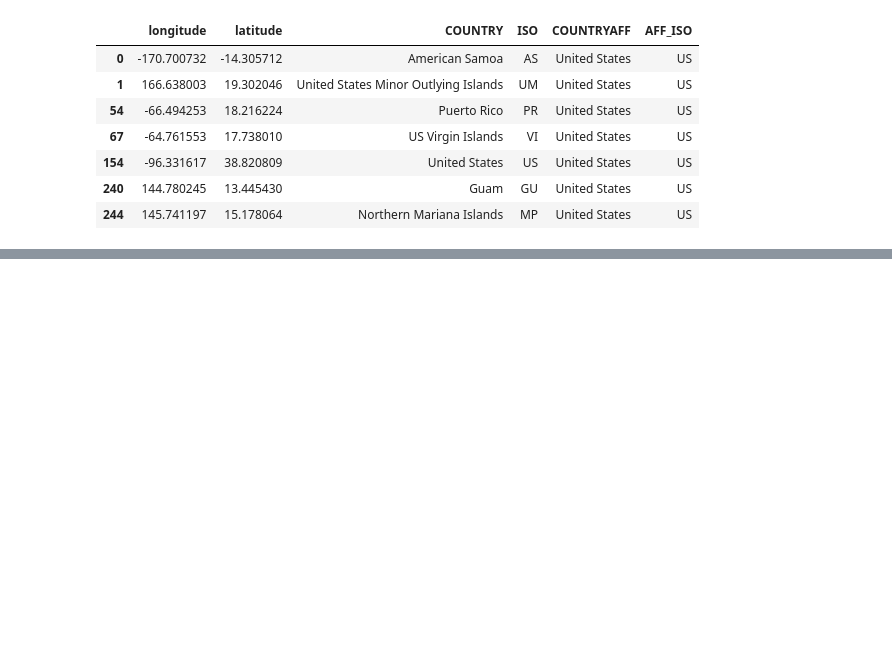
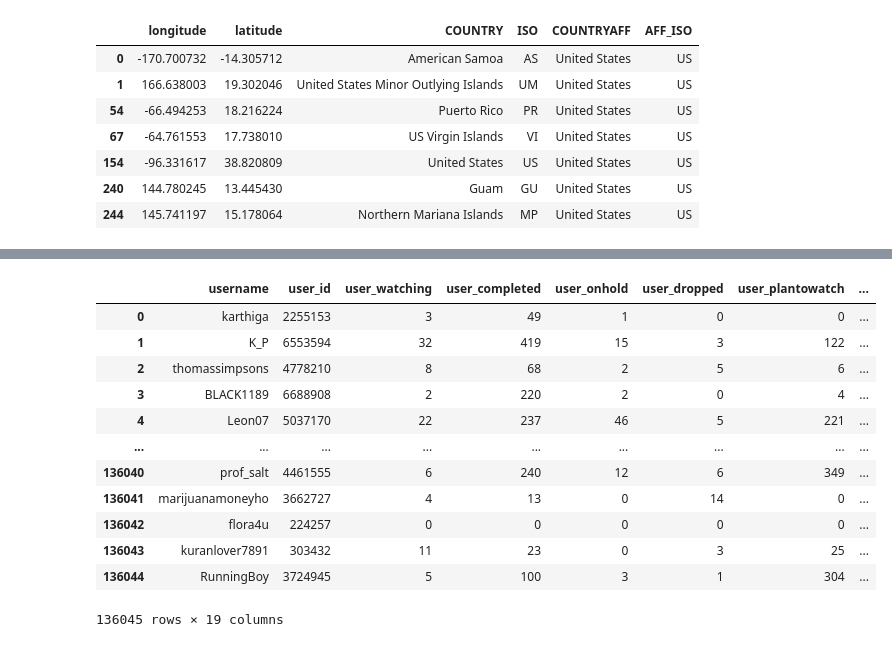
Before and after one commit to com-480-data-visualization/project-2023-vizmoica, a Jupyter notebook: preprocessing/eda_country.ipynb, the cells around one changed output, grey strips where cells are left out. Cells and saved outputs as stored; diff of their text form; code cells hidden in the pictures; blank space fills up the shorter version.

Commit message:
Clean notebooks

```diff
--- a/preprocessing/eda_country.ipynb
+++ b/preprocessing/eda_country.ipynb
@@ -431,4 +339,0 @@ Zimbabwe
-# %%
-# for each user, add a column "COUNTRYAFF" based on "country" column and "COUNTRY" column of centroids
-users = users.merge(centroids, left_on="country", right_on="COUNTRY", how="left")
-users
@@ -457,4 +339,0 @@ ambiguous
-# %%
-# remove users whose country is "Japan"
-users = users[users["country"] != "Japan"]
-print("Number of unique non-Japanese users: {:,}".format(users["user_id"].nunique()))
@@ -547,4 +339,0 @@ plot.get_figure().savefig(data / plot_path / (title + ".png"))
-# %%
-# group users by country and calculate the average "user_days_spent_watching"
-users["user_days_spent_watching"] = users["user_days_spent_watching"].astype(float)
-users.groupby("COUNTRY")["user_days_spent_watching"].mean().sort_values(ascending=False)
@@ -873,0 +340,4 @@ France increases, Spain decreases
+# %%
+# keep only COUNTRY and COUNTRYAFF
+centroids_temp = centroids[["COUNTRY", "COUNTRYAFF"]]
+centroids_temp
@@ -873,0 +358,24 @@ France increases, Spain decreases
+# %%
+# Add a "COUNTRYAFF" column to users
+users_country_aff = users.merge(centroids_temp, left_on="country", right_on="COUNTRY", how="inner")
+
+# The rows which were not merged correspond to users with "ambiguous" country
+assert len(users) - len(users_country_aff) == len(users[users["country"]=="ambiguous"])
+
+# Cleaning: remove the "COUNTRY" column and rename "COUNTRYAFF" to "country_aff"
+users_country_aff = users_country_aff.drop(columns=["COUNTRY"]).rename(columns={"COUNTRYAFF": "country_aff"})
+users_country_aff
+# %% [output]
+|  | username | user_id | user_watching | user_completed | user_onhold | user_dropped | user_plantowatch | ... |
+| 0 | karthiga | 2255153 | 3 | 49 | 1 | 0 | 0 | ... |
+| 1 | K_P | 6553594 | 32 | 419 | 15 | 3 | 122 | ... |
+| 2 | thomassimpsons | 4778210 | 8 | 68 | 2 | 5 | 6 | ... |
+| 3 | BLACK1189 | 6688908 | 2 | 220 | 2 | 0 | 4 | ... |
+| 4 | Leon07 | 5037170 | 22 | 237 | 46 | 5 | 221 | ... |
+| ... | ... | ... | ... | ... | ... | ... | ... | ... |
+| 136040 | prof_salt | 4461555 | 6 | 240 | 12 | 6 | 349 | ... |
+| 136041 | marijuanamoneyho | 3662727 | 4 | 13 | 0 | 14 | 0 | ... |
+| 136042 | flora4u | 224257 | 0 | 0 | 0 | 0 | 0 | ... |
+| 136043 | kuranlover7891 | 303432 | 11 | 23 | 0 | 3 | 25 | ... |
+| 136044 | RunningBoy | 3724945 | 5 | 100 | 3 | 1 | 304 | ... |
+136045 rows × 19 columns
```
Also changed, not shown: parts of 67 cells of this notebook, 12 other files.
